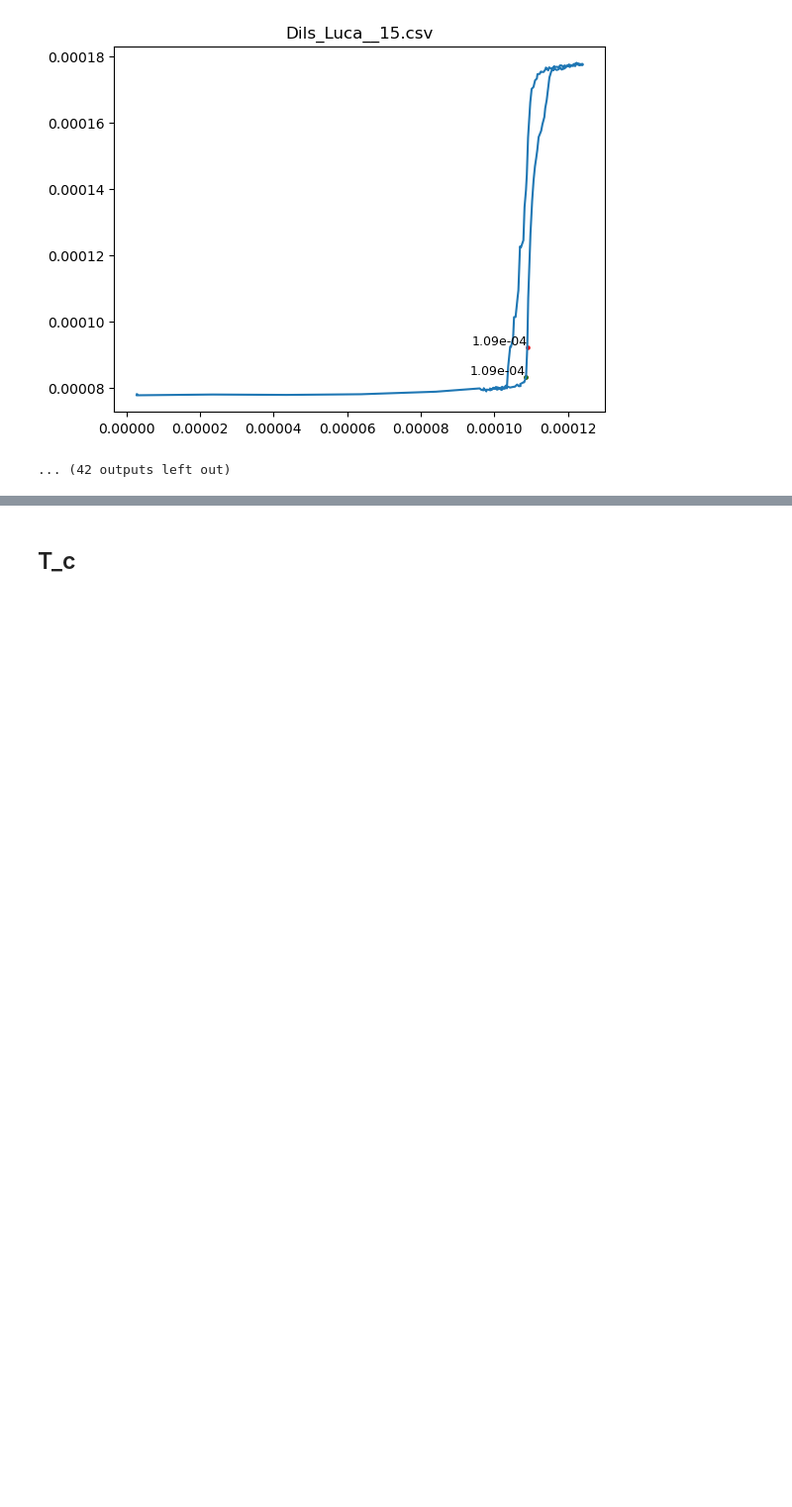
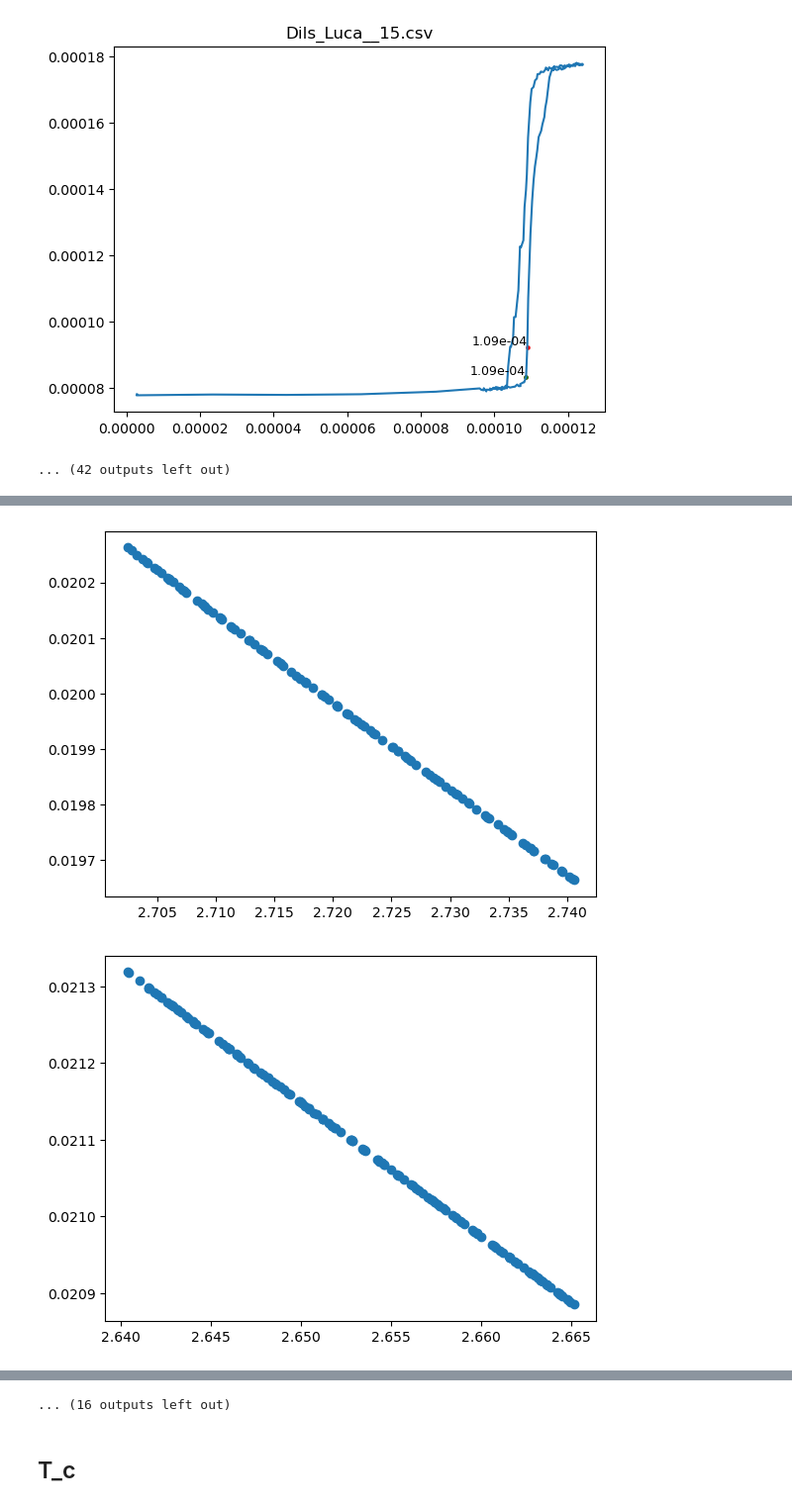
Before and after one commit to Darrenshan27/supraconductivity, a Jupyter notebook: data_processing.ipynb, the cells around one changed output, grey strips where cells are left out. Shown at 99% size. Cells and saved outputs as stored; diff of their text form; code cells hidden in the pictures; blank space fills up the shorter version.

```diff
--- a/data_processing.ipynb
+++ b/data_processing.ipynb
@@ -70,9 +70,31 @@ def t_above(pressure):
     for i in range(1,10):
         sum = sum+A[i]*((np.log(pressure)-B)/C)**i
     return sum
+#def t_above(pressure):
+#    A = [3.146631,1.357655,0.413923,0.091159,0.016349,0.001826,-0.004325,-0.004973,0,0]
+#    B = 10.3
+#    C = 1.9
+#
+#    sum = A[0]
+#    for i in range(1,10):
+#        sum = sum+A[i]*((np.log(pressure)-B)/C)**i
+#    return sum
+def t_above_error(pressure):
+    A = [3.146631,1.357655,0.413923,0.091159,0.016349,0.001826,-0.004325,-0.004973,0,0]
+    B = 10.3
+    C = 1.9
+
+    sum = A[0]
+    for i in range(1,10):
+        sum = sum+A[i]*((((np.log(pressure)-B)/C)**i)*i)/(pressure*(np.log(pressure)-B))
+    return sum
 def t_calc(pressure):
     # Verwende np.where, um für jedes Element des pressure-Arrays die passende Funktion aufzurufen
     result = np.where(pressure >= 5036, t_above(pressure), t_below(pressure))
+    return result
+def t_calc_error(pressure):
+    # Verwende np.where, um für jedes Element des pressure-Arrays die passende Funktion aufzurufen
+    result = np.where(pressure >= 5036, t_above_error(pressure), t_above_error(pressure))
     return result
 
 def calculate_temperature_above(R, R0, T0):
@@ -603,0 +741,8 @@ for count, element in enumerate(csv_files[2:], start=2):
+# %%
+for count, element in enumerate(csv_files[2:], start=2):
+    df_hc = pd.read_csv('data_proprocessed_2/'+element)
+    plt.scatter(df_hc['temp_corr/K'], df_hc['U_AB (V)'])
+    plt.show()
+# %% [output]
+[figure, added]
+[figure, added]
@@ -604,2 +759,3 @@ for count, element in enumerate(csv_files[2:], start=2):
+... (16 outputs left out)
 # %% [markdown]
 ## T_c
```
Also changed, not shown: parts of 11 cells of this notebook, 15 other files.
